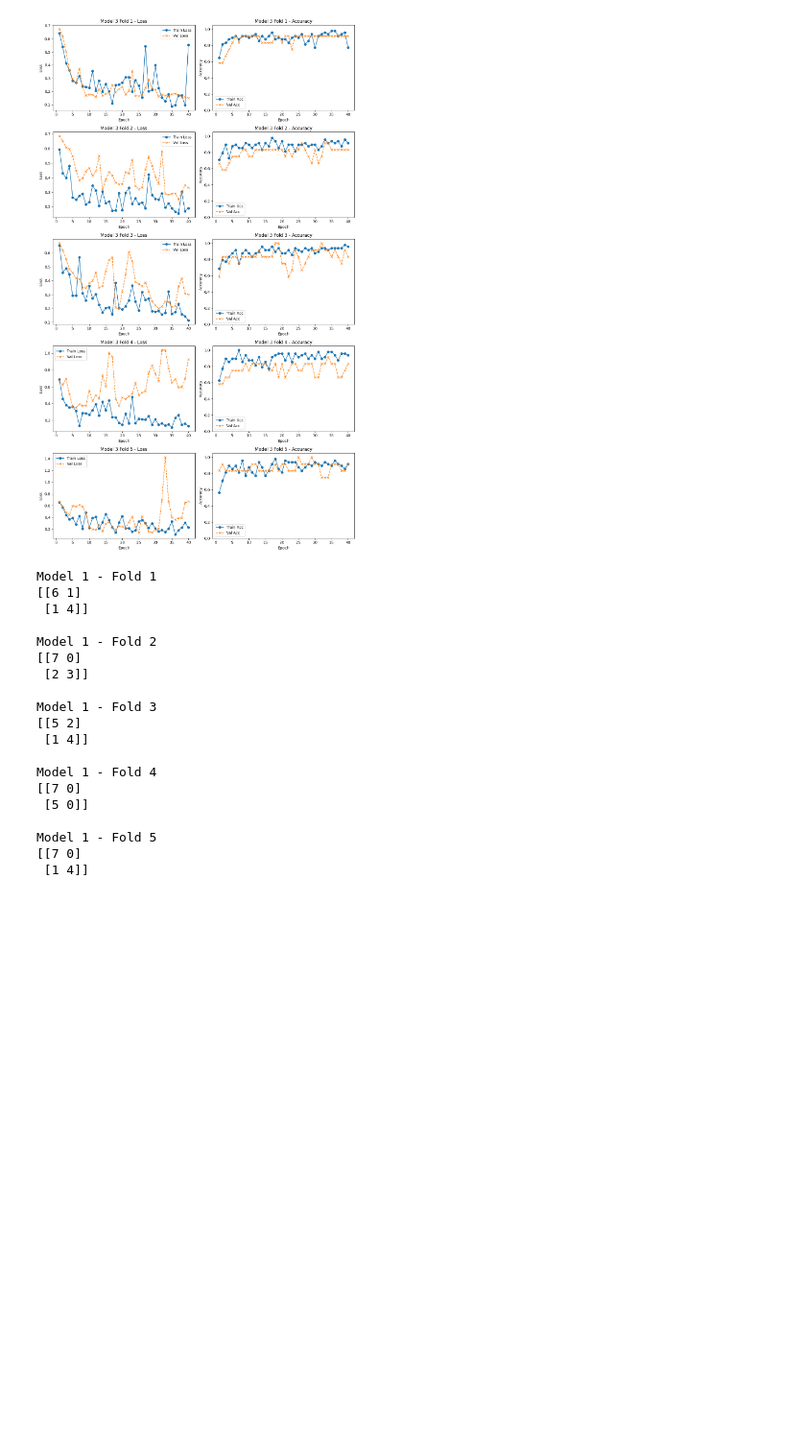
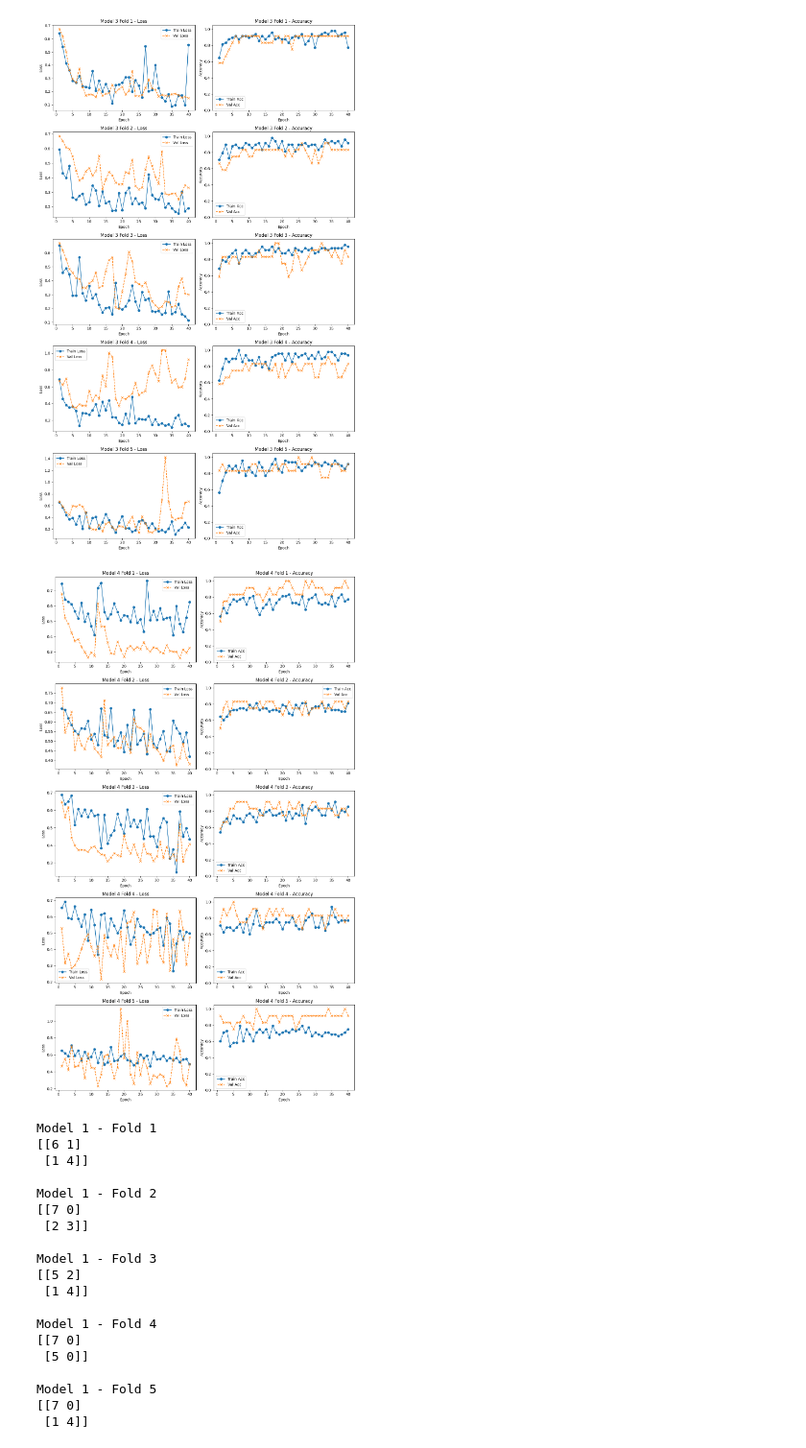
Before and after one commit to cedricstrobel/DASC_Project3, a Jupyter notebook: ML_Project3_1_2.ipynb, the cells around one changed output. Shown at 96% size. Cells and saved outputs as stored; diff of their text form; code cells hidden in the pictures; blank space fills up the shorter version.

Commit message:
added comments and extra model to see if lowering batch size improved acc

```diff
--- a/ML_Project3_1_2.ipynb
+++ b/ML_Project3_1_2.ipynb
@@ -20,7 +20,7 @@ gc.collect()
 # %%
 device = torch.device("cuda" if torch.cuda.is_available() else "cpu")
 # %%
-# transforms
+# train transforms aplying random changes in train images to make training more robust
 train_transform = transforms.Compose([
     transforms.Resize((500, 500)),
     transforms.RandomHorizontalFlip(p=0.5),
@@ -30,7 +30,7 @@ train_transform = transforms.Compose([
     transforms.ToTensor(),
     transforms.Normalize(mean=[0.5], std=[0.5])
 ])
-
+# val transforms to make sure validation set is setup correctly
 val_transform = transforms.Compose([
     transforms.Resize((500, 500)),
     transforms.ToTensor(),
@@ -39,30 +39,39 @@ val_transform = transforms.Compose([
 
 # Base dataset with NO transform
 base_dataset = datasets.ImageFolder(root=data_dir)
-targets = np.array(base_dataset.targets)   # <-- labels
+targets = np.array(base_dataset.targets)   # labels
 
+# setup k fold object
 skf = StratifiedKFold(n_splits=5, shuffle=True, random_state=42)
 
+# setup different datasets for different batch sizes
 train_loaders = []
 val_loaders   = []
 
 train_loaders2 = []
 val_loaders2   = []
 
+train_loaders3 = []
+val_loaders3   = []
+
+# main cv logic setup
 for fold_idx, (train_idx, val_idx) in enumerate(skf.split(np.arange(len(base_dataset)), targets)):
 
     print(f"Preparing Stratified Fold {fold_idx+1}")
 
+    # setup training data set based on the train_idx index specified from skf
     train_dataset = Subset(
         datasets.ImageFolder(root=data_dir, transform=train_transform),
         train_idx
     )
 
+    # setup validation data set based on the val_idx index specified from skf
     val_dataset = Subset(
         datasets.ImageFolder(root=data_dir, transform=val_transform),
         val_idx
     )
 
+    # load data into respective array. each array should have 5 obects in it for each 5 folds
     train_loader = DataLoader(train_dataset, batch_size=5, shuffle=True)
     val_loader   = DataLoader(val_dataset,   batch_size=5, shuffle=False)
 
@@ -74,6 +83,12 @@ for fold_idx, (train_idx, val_idx) in enumerate(skf.split(np.arange(len(base_dat
 
     train_loaders2.append(train_loader)
     val_loaders2.append(val_loader)
+
+    train_loader = DataLoader(train_dataset, batch_size=2, shuffle=True)
+    val_loader   = DataLoader(val_dataset,   batch_size=2, shuffle=False)
+
+    train_loaders3.append(train_loader)
+    val_loaders3.append(val_loader)
 # %% [output]
 Preparing Stratified Fold 1
 Preparing Stratified Fold 2
@@ -318,3 +342,23 @@ mean_final_acc = np.mean([hist3[i][3][-1] for i in range(5)])
 print("Model 3 Mean accuracy:", mean_final_acc)
 # %% [output]
 Model 3 Mean accuracy: 0.8166666
+# %%
+# 4th model setup
+hist4 = []
+trained_models_4 = []
+
+print("MODEL 4 START")
+for fold in range(5):
+    print(f"\n===== Training Fold {fold+1} =====")
+
+    model = create_model2()       # build a fresh model
+
+    loss_fn = nn.CrossEntropyLoss()
+    optimizer = torch.optim.Adam(model.parameters(), lr=0.001, weight_decay=1e-4)
+
+    train_dl = train_loaders3[fold]
+    val_dl   = val_loaders3[fold]
+
+    hist4.append(train(model, num_epochs, train_dl, val_dl))
+
+    trained_models_4.append(model)
@@ -367,4 +435,8 @@ plot_histories(hist2, model_name="Model 2")
 plot_histories(hist3, model_name="Model 3")
 # %% [output]
 [figure]
+# %%
+plot_histories(hist4, model_name="Model 4")
+# %% [output]
+[figure, added]
 # %%
```
Also changed, not shown: parts of 17 cells of this notebook.
